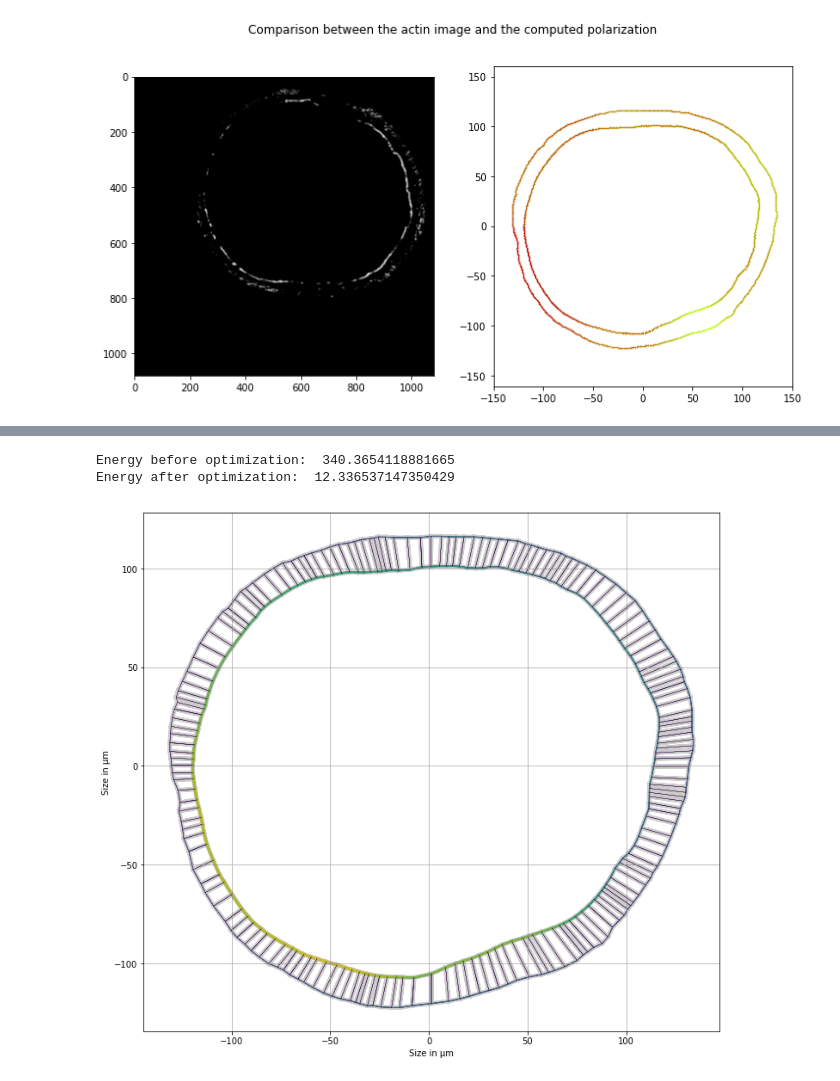
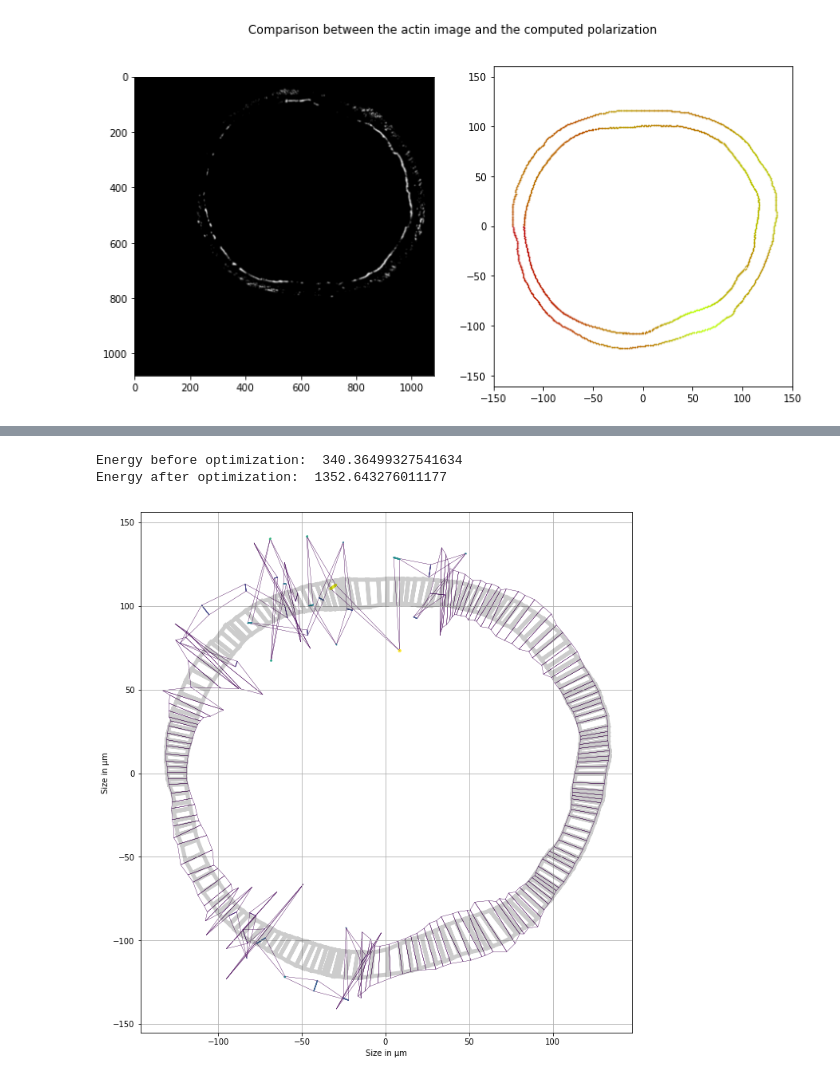
Before and after one commit to felixquinton/tyssue-taylor, a Jupyter notebook: notebooks/Using splines to recognize polarized areas.ipynb, the cells around one changed output, grey strips where cells are left out. Saved outputs shown, nothing was run; the diff lists cells and outputs as text; code cells hidden in the pictures.

Commit message:
updating force inference and related notebooks with scale factor optimization

```diff
--- a/notebooks/Using splines to recognize polarized areas.ipynb
+++ b/notebooks/Using splines to recognize polarized areas.ipynb
@@ -341,20 +341,21 @@ AttributeError: 'AnnularSheet' object has no attribute 'sgle_edges'
 # %%
 noisy = organo.copy()
-initial_guess = infer_forces(organo, method='NNLS', compute_pressions=False, verbose=False)['tensions']
+initial_guess = infer_forces(organo, method='NNLS', sup_param='areas', verbose=False)
 #initial_guess = set_init_point(organo.settings['R_in'], organo.settings['R_out'], organo.Nf, alpha)
 #initial_guess = np.maximum(np.zeros(int(organo.Ne*0.75)), infer_forces(organo)['tensions'])
 start = time.clock()
 copy_fi = noisy.copy()
 print('Energy before optimization: ', model.compute_energy(copy_fi, False))
-copy_fi.edge_df.line_tension = prepare_tensions(copy_fi, initial_guess)
+copy_fi.edge_df.line_tension = prepare_tensions(copy_fi, initial_guess['tensions'])
+copy_fi.face_df.prefered_area = organo.face_df.area + initial_guess['areas'][:-1]
 res = Solver.find_energy_min(copy_fi, geom, model)
 print('Energy after optimization: ', model.compute_energy(copy_fi, False))
 #print(res)
 print_tensions(copy_fi, organo)
 # %% [output]
-Energy before optimization:  340.3654118881665
-Energy after optimization:  12.336537147350429
+Energy before optimization:  340.36499327541634
+Energy after optimization:  1352.643276011177
-[figure, old version]
+[figure, new version]
 # %%
 plt.figure(figsize=(20,10))
 plt.plot([copy_fi.edge_df.length[2*organo.Nf]]*2,
```
Also changed, not shown: parts of 4 cells of this notebook, 7 other files.
